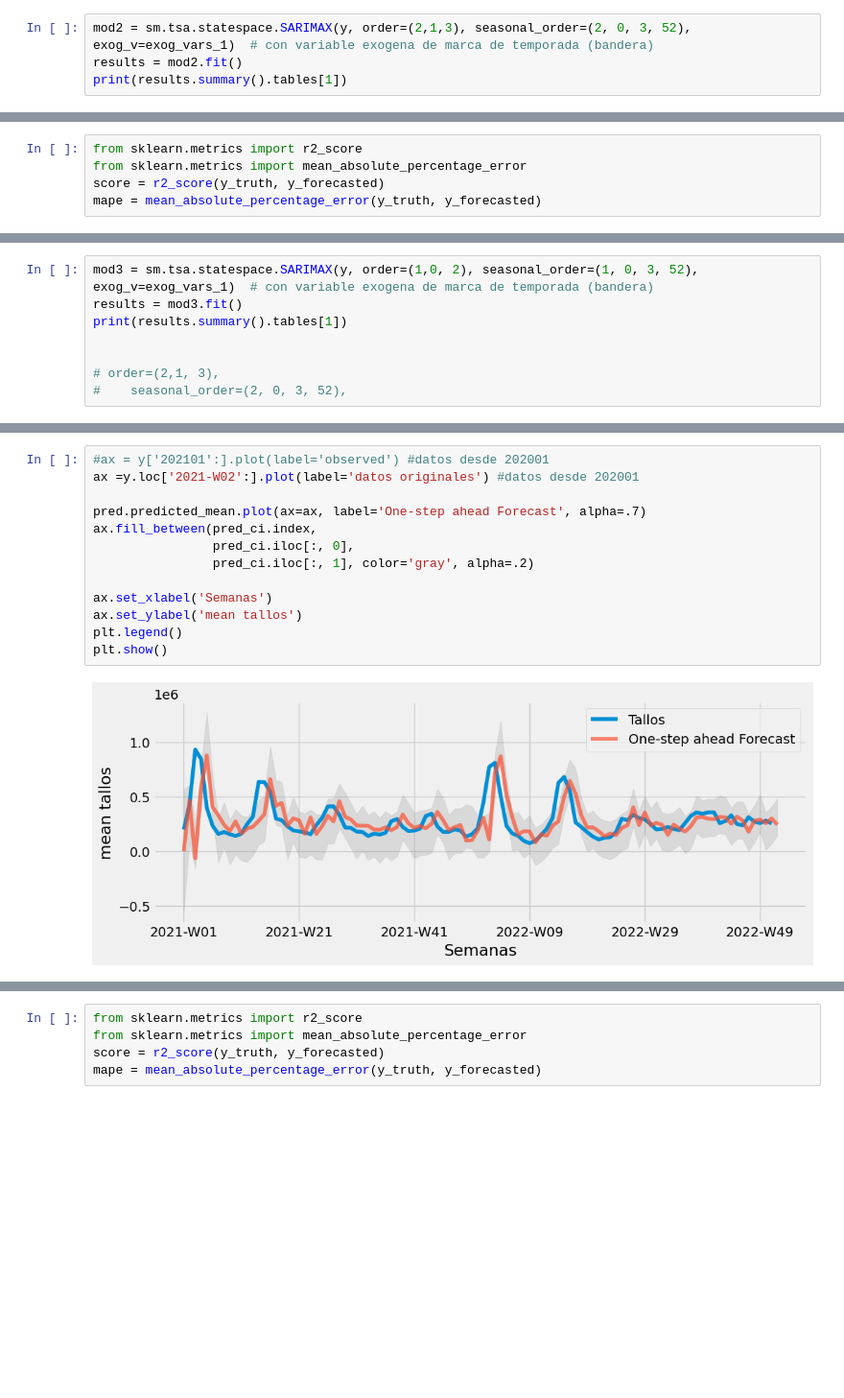
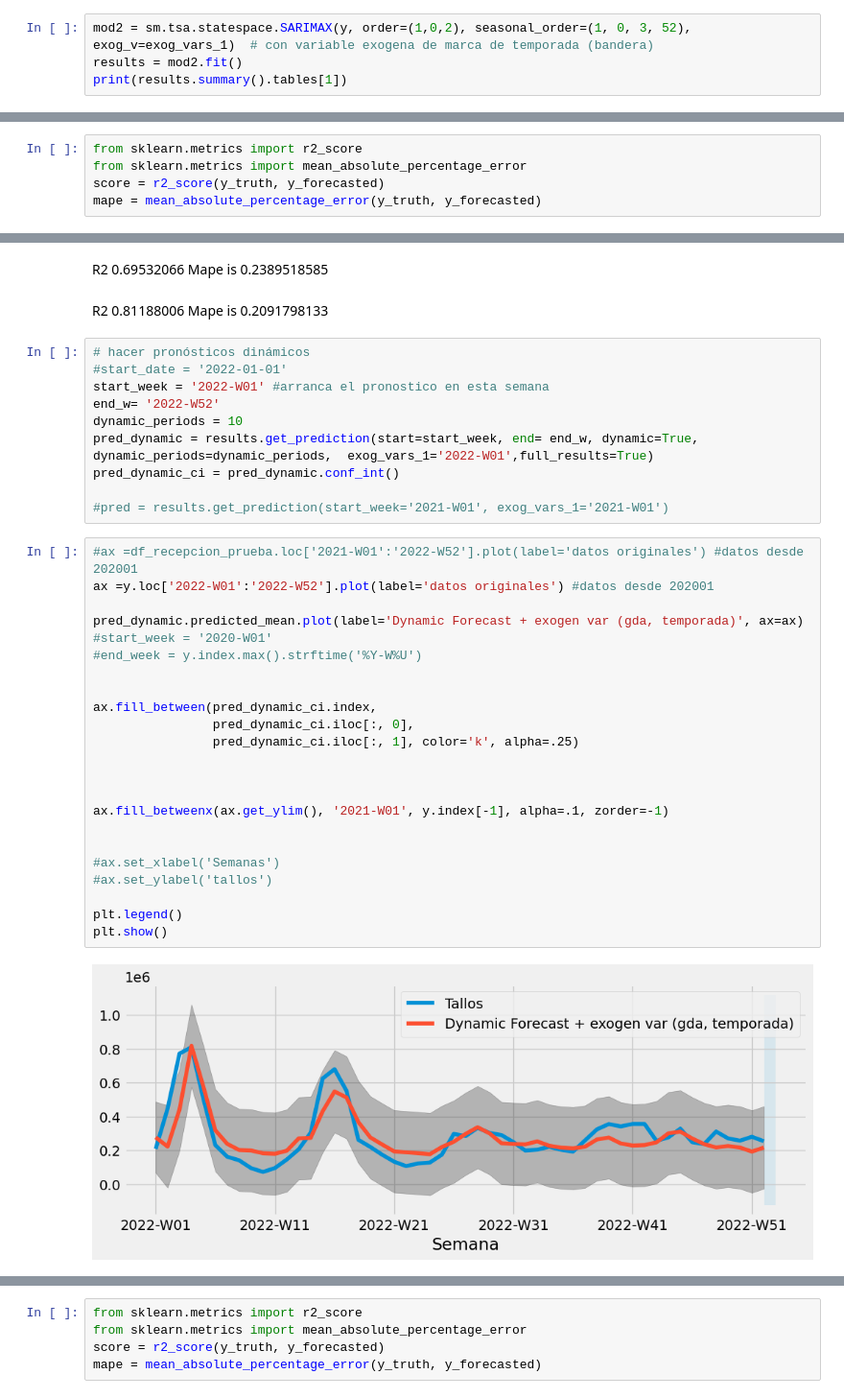
Before and after one commit to angelamejia804/TimeSeries, a Jupyter notebook: Recepcion_Sarimax_3_2021_2022_Exogen_Var.ipynb, the cells around one changed output, grey strips where cells are left out. Shown at 96% size. Drawn from its saved outputs; the diff is of its cells as text; blank space fills up the shorter version.

```diff
--- a/Recepcion_Sarimax_3_2021_2022_Exogen_Var.ipynb
+++ b/Recepcion_Sarimax_3_2021_2022_Exogen_Var.ipynb
@@ -662,5 +337,5 @@ exog_vars_1=exog_vars_1.loc['2021-W01':]
 # %%
-mod2 = sm.tsa.statespace.SARIMAX(y, order=(2,1,3), seasonal_order=(2, 0, 3, 52), exog_v=exog_vars_1)  # con variable exogena de marca de temporada (bandera)
+mod2 = sm.tsa.statespace.SARIMAX(y, order=(1,0,2), seasonal_order=(1, 0, 3, 52), exog_v=exog_vars_1)  # con variable exogena de marca de temporada (bandera)
 results = mod2.fit()
 print(results.summary().tables[1])
 # %% [output]
@@ -753,8 +424,0 @@ Provemos el sarimax de un paso con las variables exogenas y los parametros del m
-# %%
-mod3 = sm.tsa.statespace.SARIMAX(y, order=(1,0, 2), seasonal_order=(1, 0, 3, 52), exog_v=exog_vars_1)  # con variable exogena de marca de temporada (bandera)
-results = mod3.fit()
-print(results.summary().tables[1])
-
-
-# order=(2,1, 3),
-#    seasonal_order=(2, 0, 3, 52),
@@ -777,15 +433,41 @@ pred_ci = predictions.conf_int() #calcula el intevalo de confianza
+# %% [markdown]
+R2 0.69532066
+Mape is 0.2389518585
+# %% [markdown]
+R2 0.81188006
+Mape is 0.2091798133
+# %%
+# hacer pronósticos dinámicos
+#start_date = '2022-01-01'
+start_week = '2022-W01' #arranca el pronostico en esta semana
+end_w= '2022-W52'
+dynamic_periods = 10
+pred_dynamic = results.get_prediction(start=start_week, end= end_w, dynamic=True, dynamic_periods=dynamic_periods,  exog_vars_1='2022-W01',full_results=True)
+pred_dynamic_ci = pred_dynamic.conf_int()
+
+#pred = results.get_prediction(start_week='2021-W01', exog_vars_1='2021-W01')
 # %%
-#ax = y['202101':].plot(label='observed') #datos desde 202001
-ax =y.loc['2021-W02':].plot(label='datos originales') #datos desde 202001
+#ax =df_recepcion_prueba.loc['2021-W01':'2022-W52'].plot(label='datos originales') #datos desde 202001
+ax =y.loc['2022-W01':'2022-W52'].plot(label='datos originales') #datos desde 202001
 
-pred.predicted_mean.plot(ax=ax, label='One-step ahead Forecast', alpha=.7)
-ax.fill_between(pred_ci.index,
-                pred_ci.iloc[:, 0],
-                pred_ci.iloc[:, 1], color='gray', alpha=.2)
+pred_dynamic.predicted_mean.plot(label='Dynamic Forecast + exogen var (gda, temporada)', ax=ax)
+#start_week = '2020-W01'
+#end_week = y.index.max().strftime('%Y-W%U')
 
-ax.set_xlabel('Semanas')
-ax.set_ylabel('mean tallos')
+
+ax.fill_between(pred_dynamic_ci.index,
+                pred_dynamic_ci.iloc[:, 0],
+                pred_dynamic_ci.iloc[:, 1], color='k', alpha=.25)
+
+
+
+ax.fill_betweenx(ax.get_ylim(), '2021-W01', y.index[-1], alpha=.1, zorder=-1)
+
+
+#ax.set_xlabel('Semanas')
+#ax.set_ylabel('tallos')
+
 plt.legend()
 plt.show()
 # %% [output]
-[figure, old version]
+[figure, new version]
```
Also changed, not shown: parts of 89 cells of this notebook.
